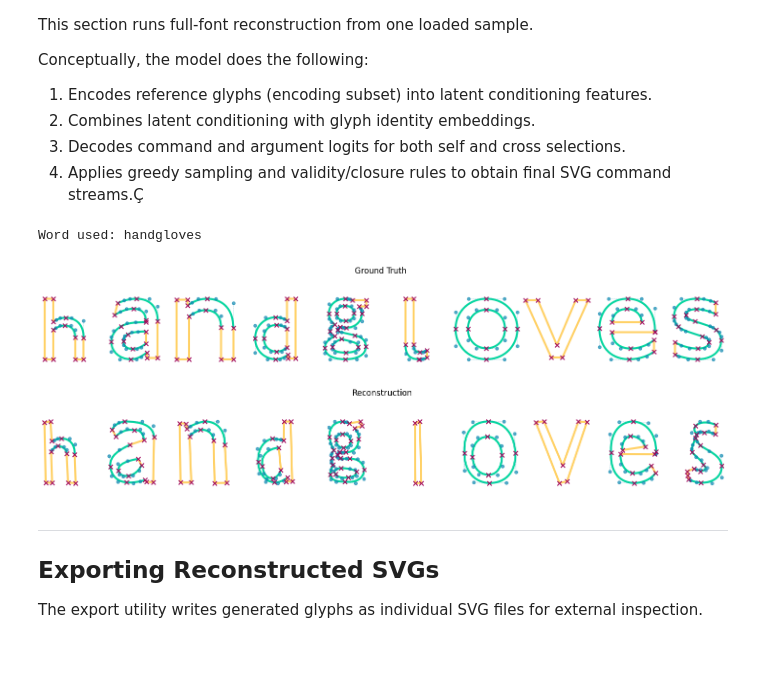
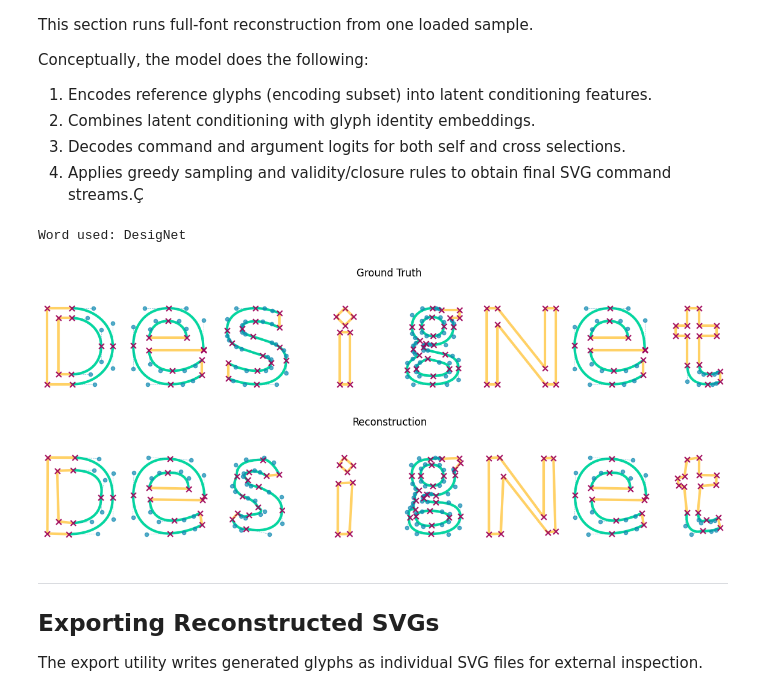
Before and after one commit to TomasGuija/DesigNet, a Jupyter notebook: demo_designet_inference.ipynb, the cells around one changed output. Saved outputs shown, nothing was run; the diff lists cells and outputs as text; code cells hidden in the pictures; blank space fills up the shorter version.

```diff
--- a/demo_designet_inference.ipynb
+++ b/demo_designet_inference.ipynb
@@ -157,39 +155,39 @@ recon = reconstruct_font(
 
 glyph_names = sample.get("glyph_names") or []
 
-word = "handgloves"
+word = "DesigNet"
 
 gt_cmds = sample["input_commands"][0]
 gt_args = sample["input_args"][0]
 pr_cmds = recon["commands"][0]
 pr_args = recon["args"][0]
 
 _ = plot_word_from_glyph_set(
     glyph_commands=gt_cmds,
     glyph_args=gt_args,
     word=word,
     glyph_names=glyph_names,
     show_handles=True,
     panel_size=(1.5, 2.2),
     title="Ground Truth",
 )
 
 _ = plot_word_from_glyph_set(
     glyph_commands=pr_cmds,
     glyph_args=pr_args,
     word=word,
     glyph_names=glyph_names,
     show_handles=True,
     panel_size=(1.5, 2.2),
     title="Reconstruction",
 )
 
 print("Word used:", word)
 plt.show()
 # %% [output]
-Word used: handgloves
+Word used: DesigNet
-[figure, old version]
+[figure, new version]
-[figure, old version]
+[figure, new version]
 # %% [markdown]
 ---
 ## Exporting Reconstructed SVGs
```
Also changed, not shown: parts of 6 cells of this notebook, 1 other file.
